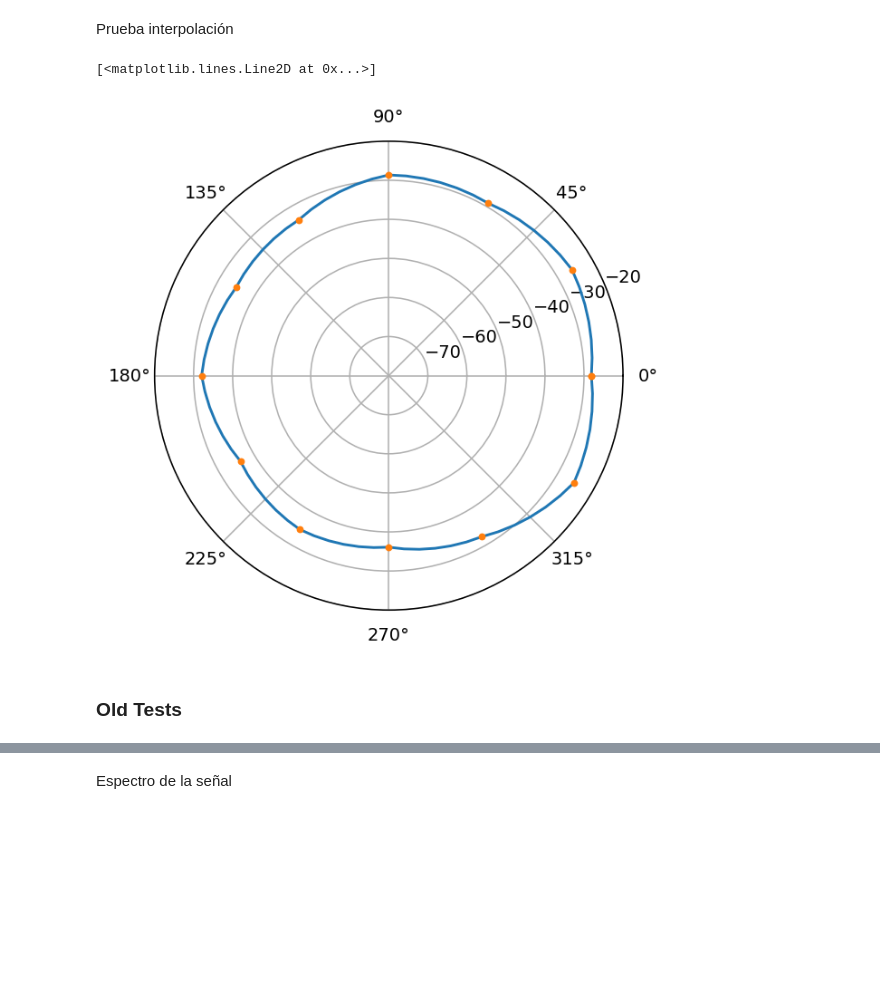
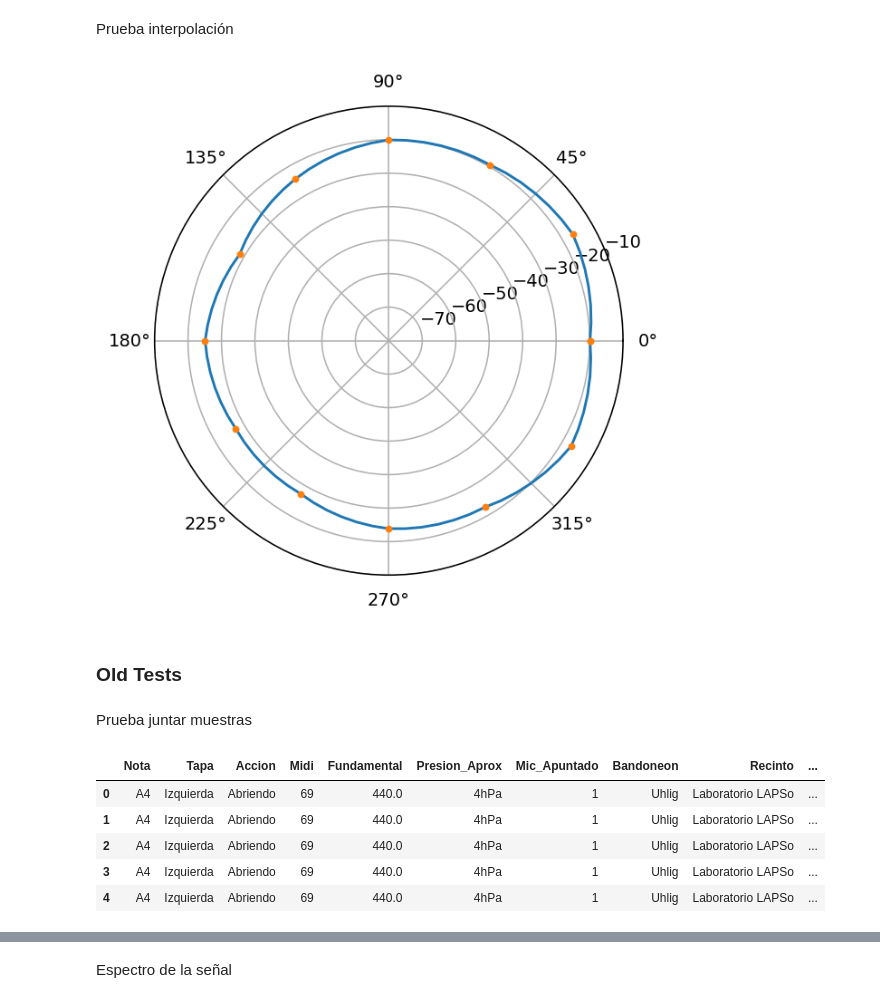
Before and after one commit to MatiasCarbone/Analisis-Directividad, a Jupyter notebook: Analisis Directividad.ipynb, the cells around one changed output, grey strips where cells are left out. Saved outputs shown, nothing was run; the diff lists cells and outputs as text; code cells hidden in the pictures; blank space fills up the shorter version.

```diff
--- a/Analisis Directividad.ipynb
+++ b/Analisis Directividad.ipynb
@@ -242,12 +280,24 @@ for x in theta_interp:
 
 fig = plt.figure(dpi=140)
 ax = fig.add_subplot(projection='polar')
-ax.set_ylim(-80, -20)
+ax.set_ylim(-80, -10)
 
 plt.polar(theta_interp, y)
 plt.polar(theta, rms_bands[0], linewidth=0, marker='.')
+
+plt.show()
 # %% [output]
-[<matplotlib.lines.Line2D at 0x...>]
-[figure, old version]
+[figure, new version]
 # %% [markdown]
 ### Old Tests
+# %% [markdown]
+Prueba juntar muestras
+# %%
+df.loc[0:4]
+# %% [output]
+|  | Nota | Tapa | Accion | Midi | Fundamental | Presion_Aprox | Mic_Apuntado | Bandoneon | Recinto | ... |
+| 0 | A4 | Izquierda | Abriendo | 69 | 440.0 | 4hPa | 1 | Uhlig | Laboratorio LAPSo | ... |
+| 1 | A4 | Izquierda | Abriendo | 69 | 440.0 | 4hPa | 1 | Uhlig | Laboratorio LAPSo | ... |
+| 2 | A4 | Izquierda | Abriendo | 69 | 440.0 | 4hPa | 1 | Uhlig | Laboratorio LAPSo | ... |
+| 3 | A4 | Izquierda | Abriendo | 69 | 440.0 | 4hPa | 1 | Uhlig | Laboratorio LAPSo | ... |
+| 4 | A4 | Izquierda | Abriendo | 69 | 440.0 | 4hPa | 1 | Uhlig | Laboratorio LAPSo | ... |
```
Also changed, not shown: parts of 14 cells of this notebook, 1 other file.
